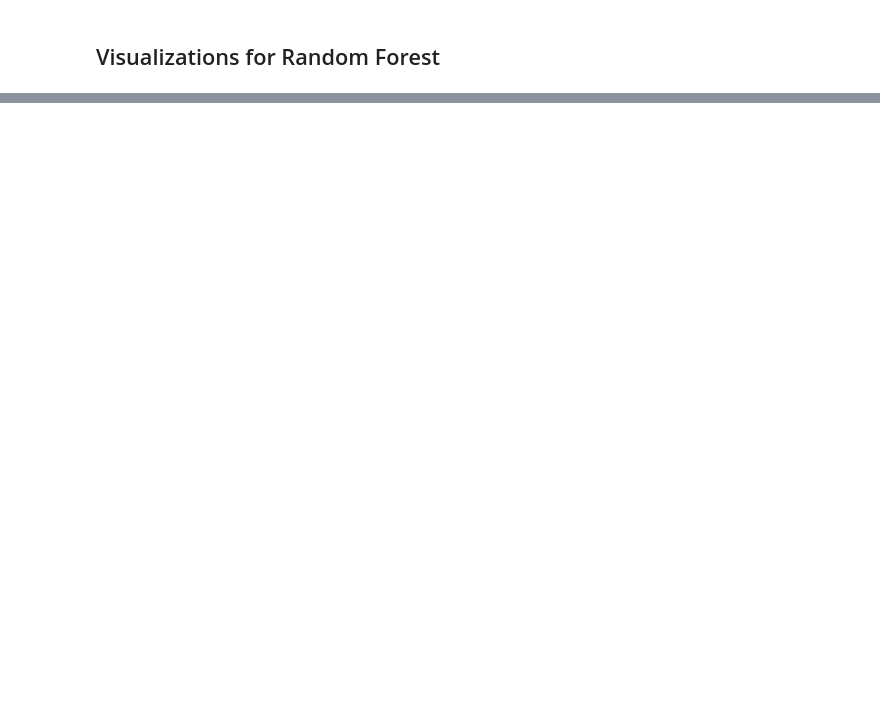
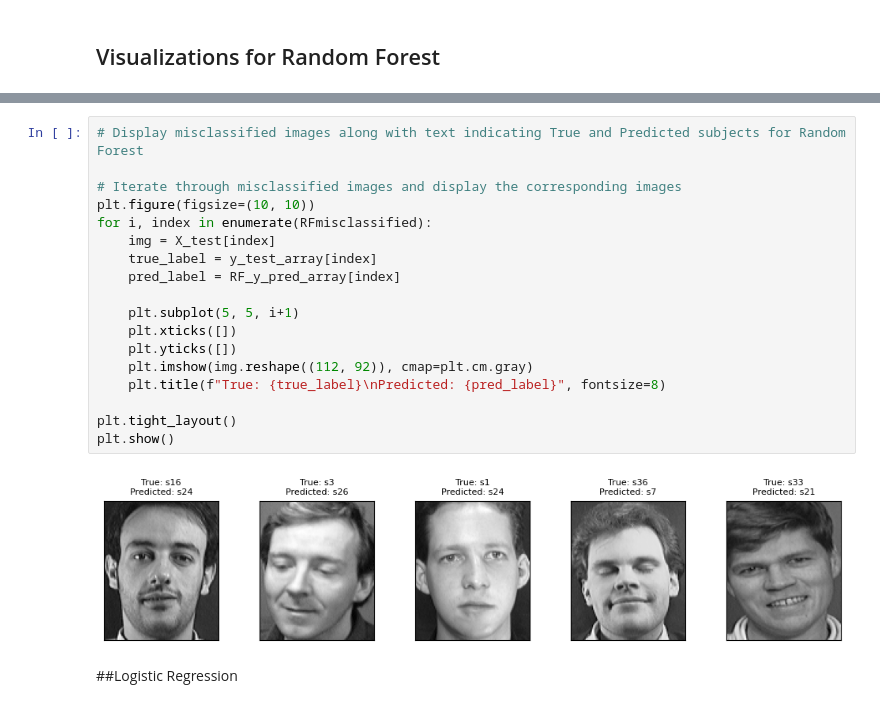
Before and after one commit to ShoaibFarooqui/Emotion-Classification, a Jupyter notebook: Project4.ipynb, the cells around one changed output, grey strips where cells are left out. Drawn from its saved outputs; the diff is of its cells as text; blank space fills up the shorter version.

```diff
--- a/Project4.ipynb
+++ b/Project4.ipynb
@@ -150,0 +234,22 @@ plt.show()
+# %%
+# Display misclassified images along with text indicating True and Predicted subjects for Random Forest
+
+# Iterate through misclassified images and display the corresponding images
+plt.figure(figsize=(10, 10))
+for i, index in enumerate(RFmisclassified):
+    img = X_test[index]
+    true_label = y_test_array[index]
+    pred_label = RF_y_pred_array[index]
+
+    plt.subplot(5, 5, i+1)
+    plt.xticks([])
+    plt.yticks([])
+    plt.imshow(img.reshape((112, 92)), cmap=plt.cm.gray)
+    plt.title(f"True: {true_label}\nPredicted: {pred_label}", fontsize=8)
+
+plt.tight_layout()
+plt.show()
+# %% [output]
+[figure, added]
+# %% [markdown]
+##Logistic Regression
```
Also changed, not shown: parts of 41 cells of this notebook.
